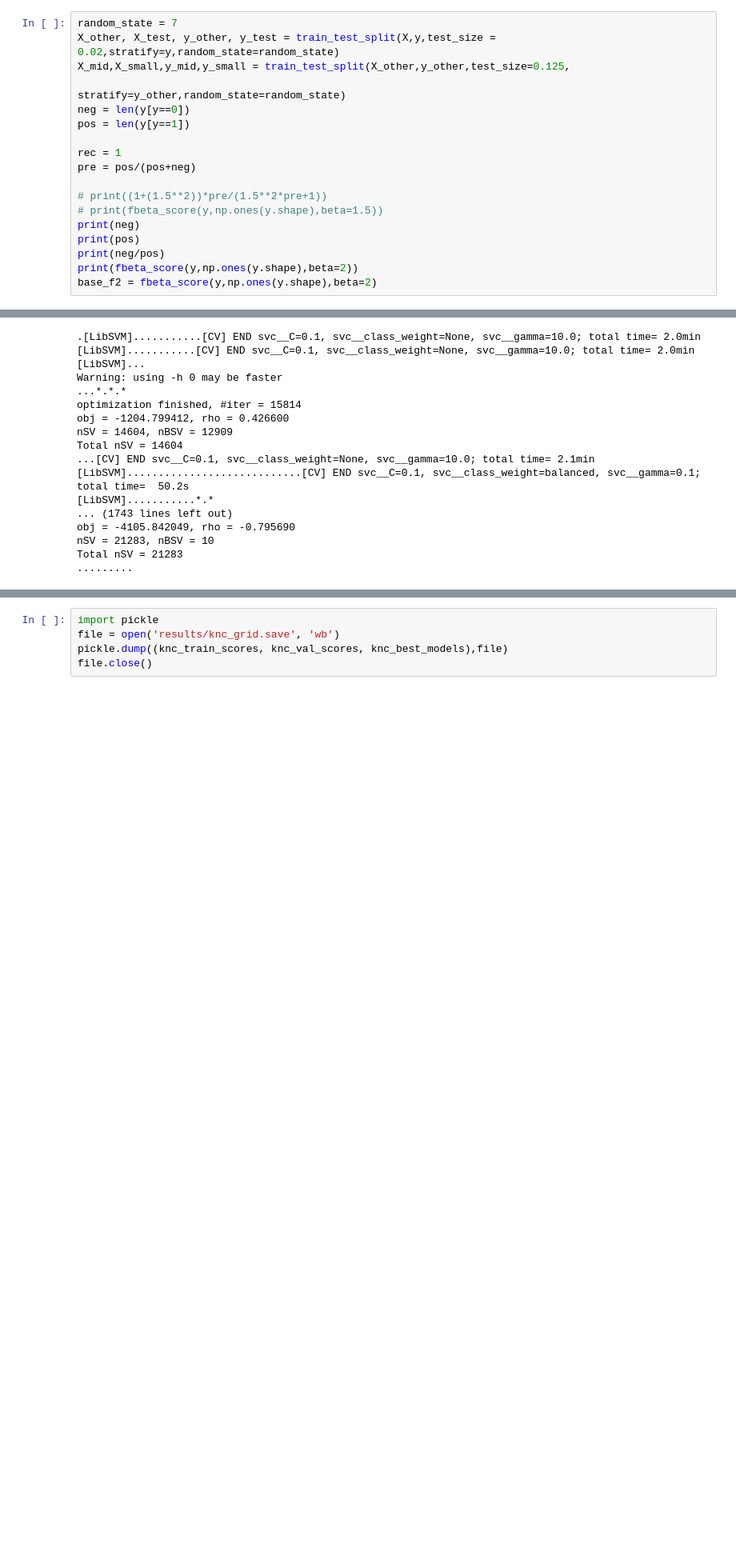
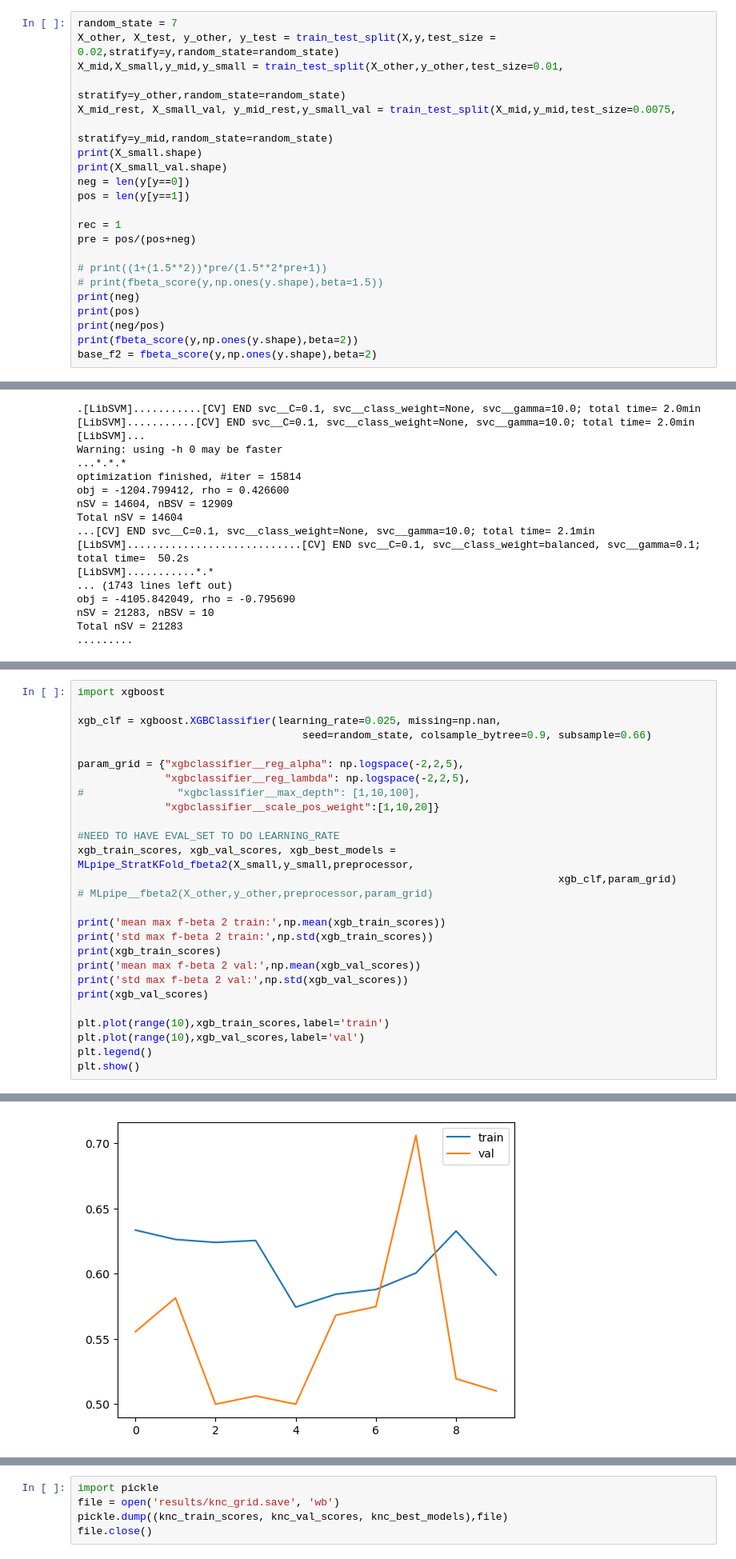
Before and after one commit to czheng27/data1030-midterm, a Jupyter notebook: final.ipynb, the cells around one changed output, grey strips where cells are left out. Shown at 80% size. Saved outputs shown, nothing was run; the diff lists cells and outputs as text; blank space fills up the shorter version.

```diff
--- a/final.ipynb
+++ b/final.ipynb
@@ -93,8 +93,12 @@ preprocessor = ColumnTransformer(
 # %%
 random_state = 7
 X_other, X_test, y_other, y_test = train_test_split(X,y,test_size = 0.02,stratify=y,random_state=random_state)
-X_mid,X_small,y_mid,y_small = train_test_split(X_other,y_other,test_size=0.125,
+X_mid,X_small,y_mid,y_small = train_test_split(X_other,y_other,test_size=0.01,
                                                            stratify=y_other,random_state=random_state)
+X_mid_rest, X_small_val, y_mid_rest,y_small_val = train_test_split(X_mid,y_mid,test_size=0.0075,
+                                                                    stratify=y_mid,random_state=random_state)
+print(X_small.shape)
+print(X_small_val.shape)
 neg = len(y[y==0])
 pos = len(y[y==1])
 
@@ -501,0 +757,28 @@ std max f-beta 2 val: 0.005459962878777041
+# %%
+import xgboost
+
+xgb_clf = xgboost.XGBClassifier(learning_rate=0.025, missing=np.nan,
+                                    seed=random_state, colsample_bytree=0.9, subsample=0.66)
+
+param_grid = {"xgbclassifier__reg_alpha": np.logspace(-2,2,5),
+              "xgbclassifier__reg_lambda": np.logspace(-2,2,5),
+#               "xgbclassifier__max_depth": [1,10,100],
+              "xgbclassifier__scale_pos_weight":[1,10,20]}
+
+#NEED TO HAVE EVAL_SET TO DO LEARNING_RATE
+xgb_train_scores, xgb_val_scores, xgb_best_models = MLpipe_StratKFold_fbeta2(X_small,y_small,preprocessor,
+                                                                             xgb_clf,param_grid)
+# MLpipe__fbeta2(X_other,y_other,preprocessor,param_grid)
+
+print('mean max f-beta 2 train:',np.mean(xgb_train_scores))
+print('std max f-beta 2 train:',np.std(xgb_train_scores))
+print(xgb_train_scores)
+print('mean max f-beta 2 val:',np.mean(xgb_val_scores))
+print('std max f-beta 2 val:',np.std(xgb_val_scores))
+print(xgb_val_scores)
+
+plt.plot(range(10),xgb_train_scores,label='train')
+plt.plot(range(10),xgb_val_scores,label='val')
+plt.legend()
+plt.show()
+# %% [output]
@@ -501,0 +820 @@ std max f-beta 2 val: 0.005459962878777041
+[figure, added]
```
Also changed, not shown: parts of 24 cells of this notebook, 9 other files.
